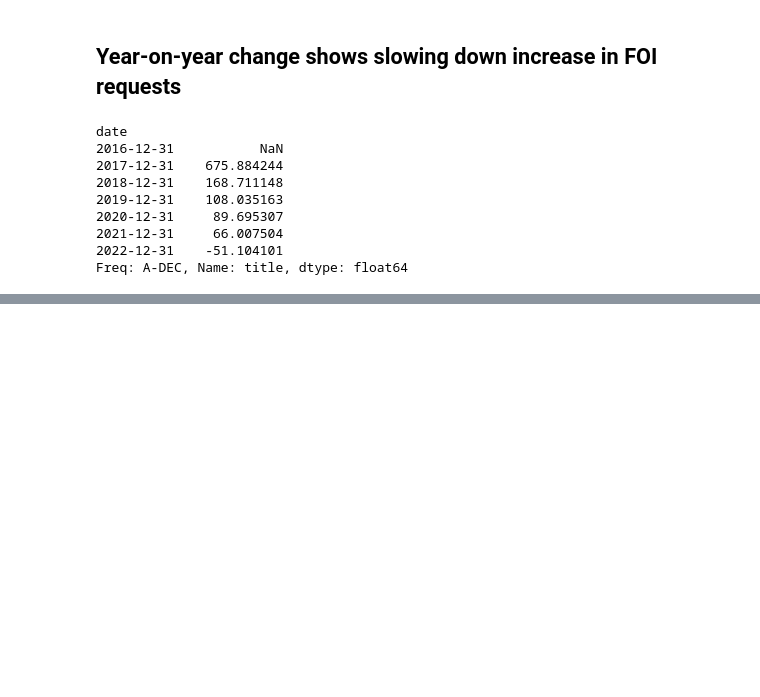
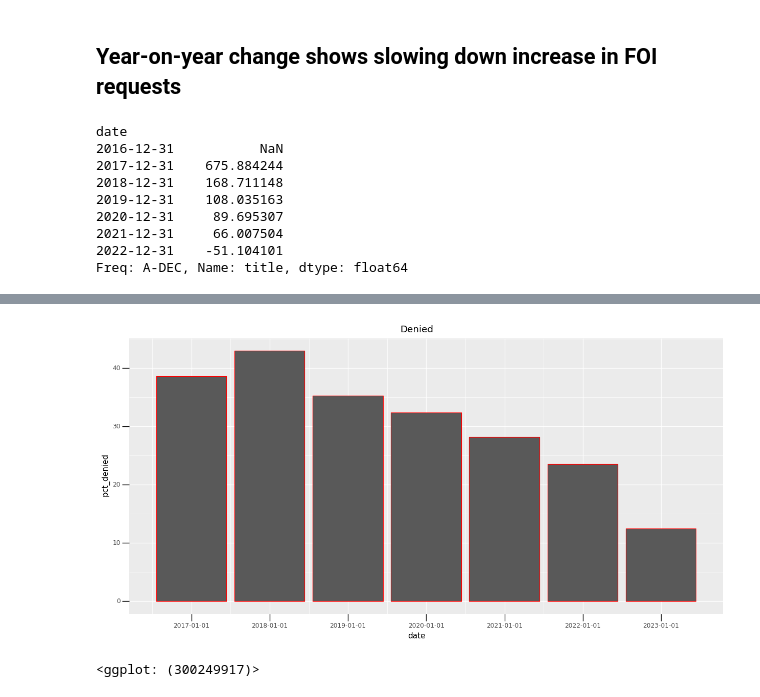
Before and after one commit to pmagtulis/foi-analysis, a Jupyter notebook: foi-analysis.ipynb, the cells around one changed output, grey strips where cells are left out. Drawn from its saved outputs; the diff is of its cells as text; code cells hidden in the pictures; blank space fills up the shorter version.

```diff
--- a/foi-analysis.ipynb
+++ b/foi-analysis.ipynb
@@ -584,0 +615,10 @@ df[df.status=="DENIED"].resample('D', on='date').agency.count().mean()
+# %%
+(
+    ggplot(deny, aes(x="date", y="pct_denied")) +
+    geom_col(color="red", stat='identity') +
+    theme(figure_size=(15,7), axis_ticks_length=10) +
+    labs(title="Denied")
+)
+# %% [output]
+[figure, added]
+<ggplot: (300249917)>
```
Also changed, not shown: parts of 48 cells of this notebook.
